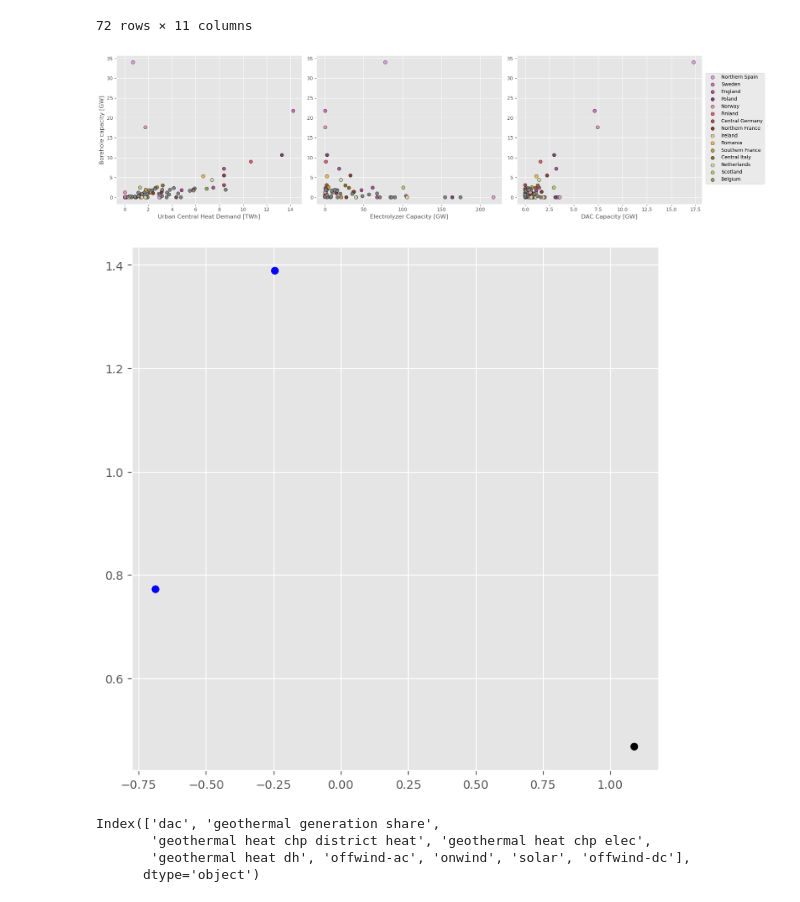
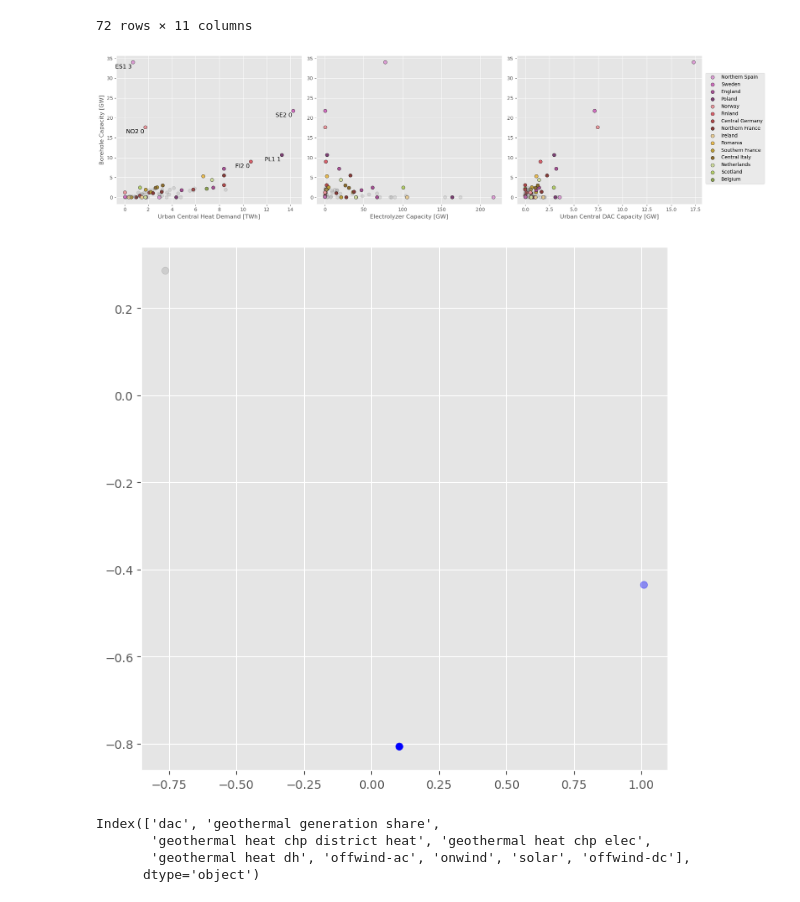
Before and after one commit to LukasFrankenQ/egs_market_integration, a Jupyter notebook: notebooks/machine_learning_plots.ipynb, the cells around one changed output. Drawn from its saved outputs; the diff is of its cells as text; code cells hidden in the pictures.

```diff
--- a/notebooks/machine_learning_plots.ipynb
+++ b/notebooks/machine_learning_plots.ipynb
@@ -181,16 +181,18 @@ fig, axs = plt.subplots(1, 3, figsize=(19, 5))
 
 y_pts = df["borehole_cap"] * 1e-3
 colors = [bus_colors[bus] for bus in df.index]
-scatter_kwargs = {"s": 50, "edgecolor": 'k', "color": colors}
+alphas = list(map(lambda c: 0.2 if c == "gray" else 1, colors))
+
+scatter_kwargs = {"s": 50, "edgecolor": 'k', "color": colors, "alpha": alphas}
 
 axs[0].scatter(df["urban central heat demand"] * 1e-6, y_pts, **scatter_kwargs)
 axs[1].scatter(df["electrolyer_cap"] * 1e-3, y_pts, **scatter_kwargs)
 axs[2].scatter(df["dac_cap"] * 1e-3, y_pts, **scatter_kwargs)
 
-for ax, l in zip(axs, ["Urban Central Heat Demand [TWh]" , "Electrolyzer Capacity [GW]", "DAC Capacity [GW]"]):
+for ax, l in zip(axs, ["Urban Central Heat Demand [TWh]" , "Electrolyzer Capacity [GW]", "Urban Central DAC Capacity [GW]"]):
     ax.set_xlabel(l)
 
-axs[0].set_ylabel("Borehole capacity [GW]")
+axs[0].set_ylabel("Borehole Capacity [GW]")
 
 handles = []
 for region, color in zip(plot_regions, cmap.colors[::-1]):
@@ -205,18 +207,37 @@ axs[-1].legend(
     ncol=1,
 )
 
+n_text = 5
+text_df = df.sort_values(by="borehole_cap", ascending=False).head(n_text)
+
+text = text_df.index
+text_x = text_df["urban central heat demand"] * 1e-6
+text_y = text_df["borehole_cap"] * 1e-3
+
+for t, x, y in zip(text, text_x, text_y):
+    axs[0].text(
+        x-0.1,
+        y-0.5,
+        t,
+        fontsize=12,
+        verticalalignment='top',
+        horizontalalignment='right',
+        color='black'
+    )
+
+
 plt.tight_layout()
 plt.show()
 # %% [output]
-[figure, old version]
+[figure, new version]
 # %%
 a = pd.DataFrame(np.random.normal(size=(3, 2)), index=["a", "b", "c"], columns=["x", "y"])
 fig, ax = plt.subplots(1, 1, figsize=(8, 8))
 
-ax.scatter(a["x"], a["y"], color=["k", "b", "b"])
+ax.scatter(a["x"], a["y"], color=["k", "b", "b"], alpha=[0.1, 1, 0.4])
 plt.show()
 # %% [output]
-[figure, old version]
+[figure, new version]
 # %%
 from sklearn.gaussian_process import GaussianProcessRegressor
 from sklearn.gaussian_process.kernels import RBF, ConstantKernel as C
```
Also changed, not shown: 2 other files.
